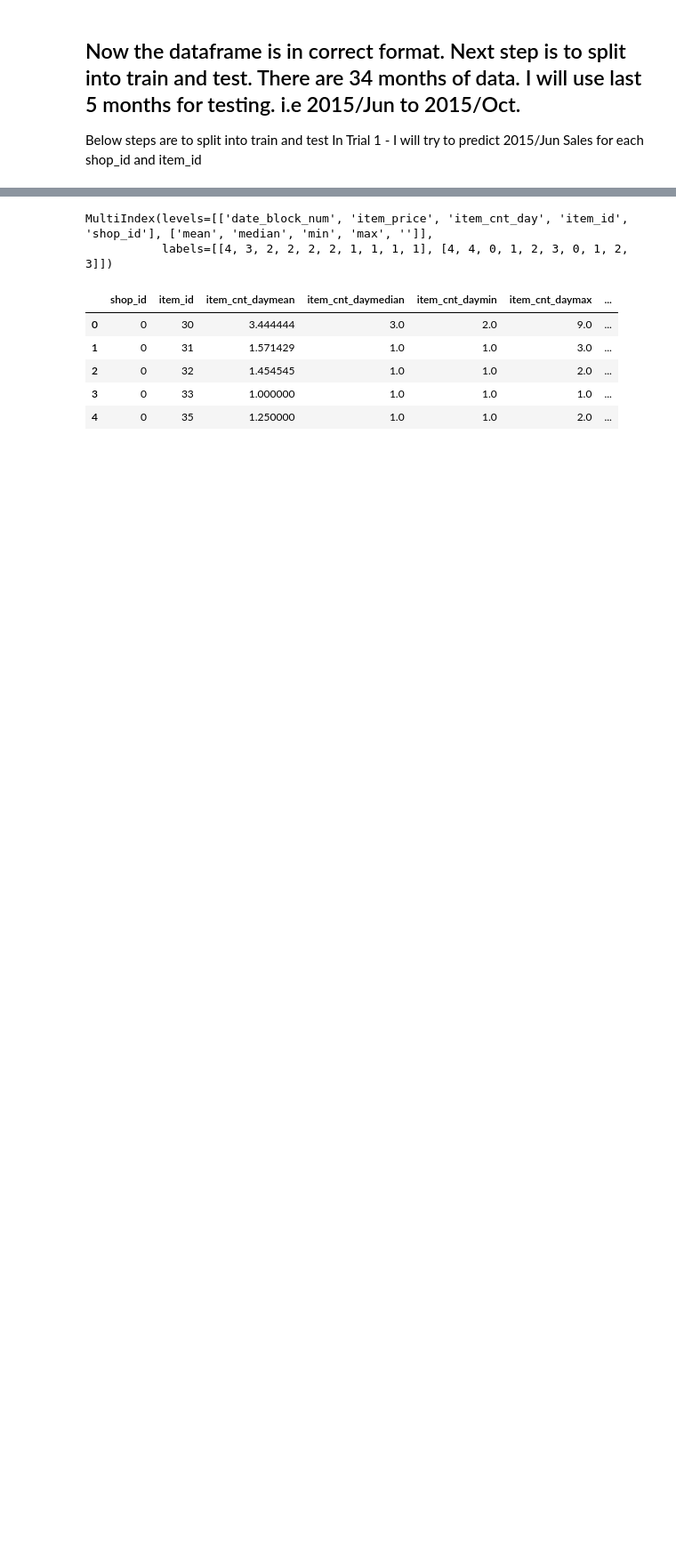
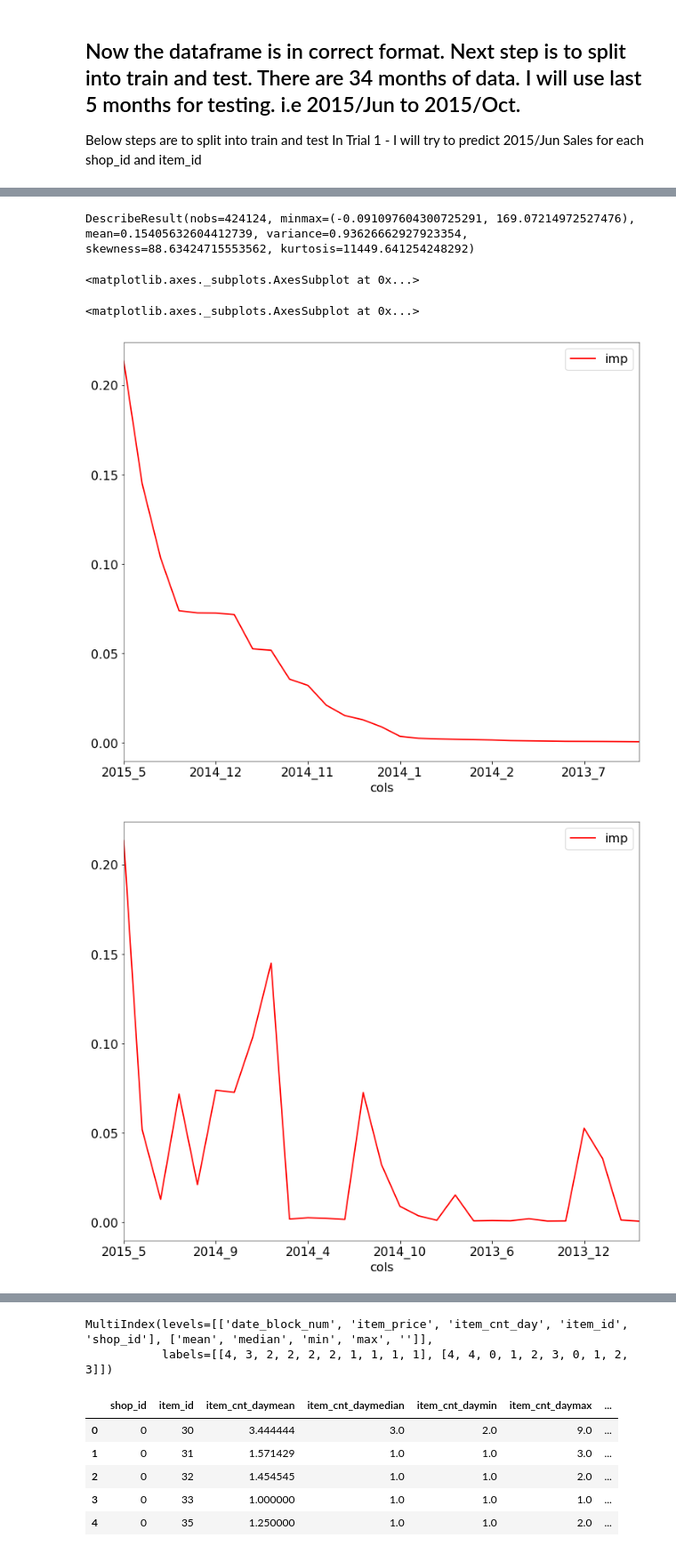
Before and after one commit to Chandrak1907/Kaggle_1, a Jupyter notebook: Sheet1.ipynb, the cells around one changed output, grey strips where cells are left out. Shown at 89% size. Drawn from its saved outputs; the diff is of its cells as text; code cells hidden in the pictures; blank space fills up the shorter version.

```diff
--- a/Sheet1.ipynb
+++ b/Sheet1.ipynb
@@ -299,0 +339,18 @@ Index(['date', 'date_block_num', 'shop_id', 'item_id', 'item_price',
+# %%
+from sklearn.ensemble import RandomForestRegressor
+from sklearn.model_selection import train_test_split
+X_train, X_valid, y_train, y_valid = train_test_split(X, y, test_size=0.2)
+# %%
+regr = RandomForestRegressor(n_estimators=40, min_samples_leaf=3, max_features=0.5, n_jobs=-1, oob_score=True)
+# %%
+regr.fit(X_train,y_train)
+
+predictions = regr.predict(X_train)
+
+RF_metric1= np.sqrt(metrics.mean_squared_error(y_train,predictions))
+
+RF_metric1
+
+test_predictions = regr.predict(X_valid)
+
+np.sqrt(metrics.mean_squared_error(y_valid, test_predictions))
@@ -299,0 +396,23 @@ Index(['date', 'date_block_num', 'shop_id', 'item_id', 'item_price',
+# %%
+import scipy
+scipy.stats.describe(July_predictions)
+# %% [output]
+DescribeResult(nobs=424124, minmax=(-0.091097604300725291, 169.07214972527476), mean=0.15405632604412739, variance=0.93626662927923354, skewness=88.63424715553562, kurtosis=11449.641254248292)
+# %%
+def rf_feat_importance(m, df):
+
+    return pd.DataFrame({'cols':df.columns, 'imp':m.feature_importances_}
+                       ).sort_values('imp', ascending=False)
+# %%
+Feat_Imp= rf_feat_importance(regr,X)
+
+#As expected, most recent month as higher predictive power compared to other months. But some of the older months also have higher predictive power
+
+Feat_Imp.plot(x='cols',y='imp')
+
+Feat_Imp.sort_values('cols',ascending=False).plot(x='cols',y='imp')
+# %% [output]
+<matplotlib.axes._subplots.AxesSubplot at 0x...>
+<matplotlib.axes._subplots.AxesSubplot at 0x...>
+[figure, added]
+[figure, added]
```
Also changed, not shown: parts of 110 cells of this notebook, 1 other file.
